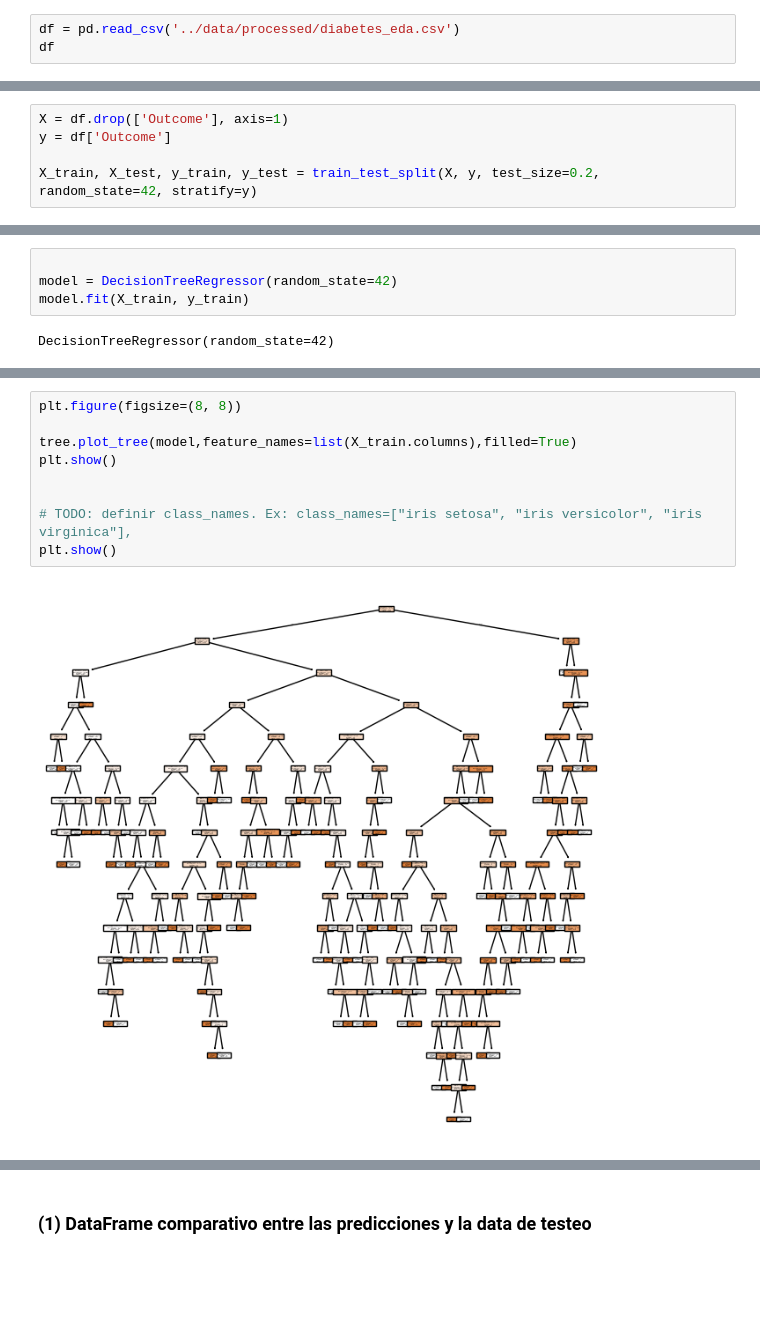
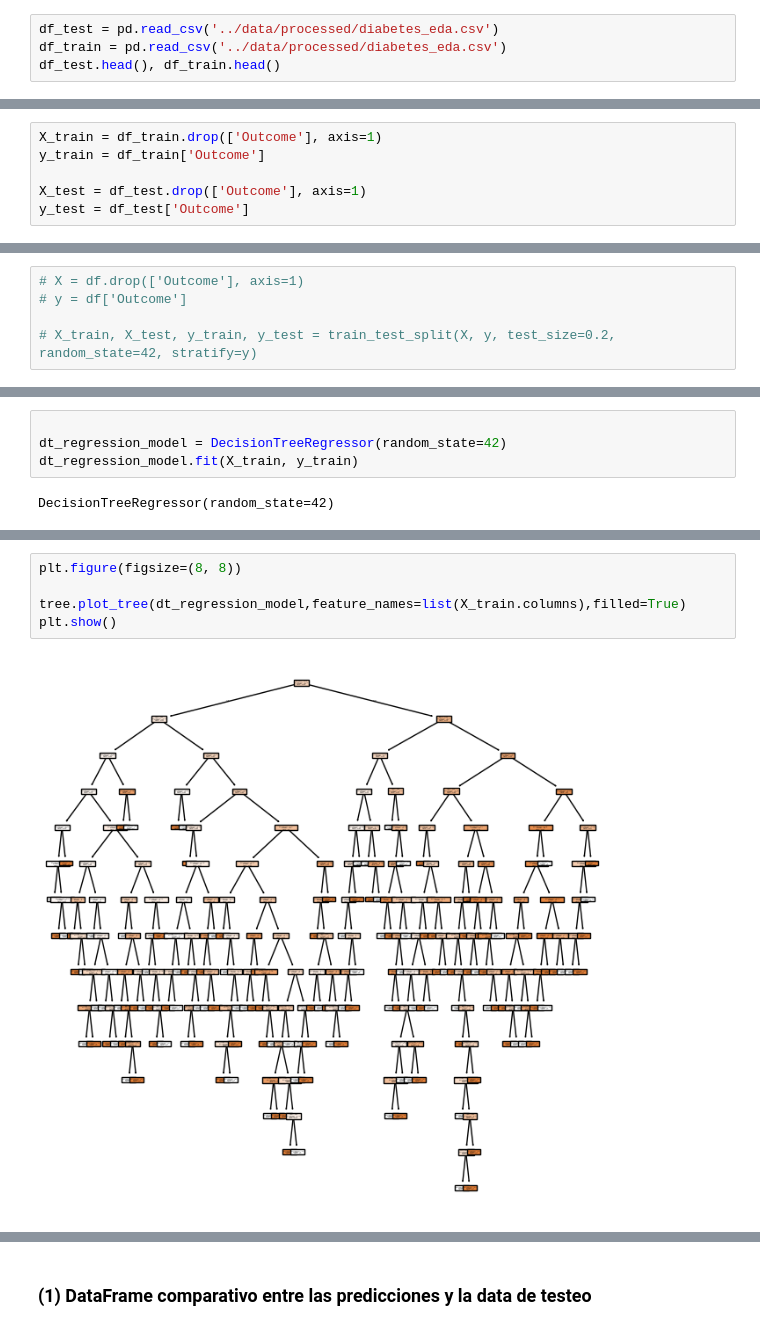
Before and after one commit to 4GeeksAcademy/cristina-chico_tree-desicion23, a Jupyter notebook: src/Cookbook_de_ML.ipynb, the cells around one changed output, grey strips where cells are left out. Drawn from its saved outputs; the diff is of its cells as text; blank space fills up the shorter version.

```diff
--- a/src/Cookbook_de_ML.ipynb
+++ b/src/Cookbook_de_ML.ipynb
@@ -332,3 +362,4 @@ from sklearn.metrics import mean_squared_error, mean_absolute_error, r2_score
 # %%
-df = pd.read_csv('../data/processed/diabetes_eda.csv')
-df
+df_test = pd.read_csv('../data/processed/diabetes_eda.csv')
+df_train = pd.read_csv('../data/processed/diabetes_eda.csv')
+df_test.head(), df_train.head()
@@ -339,3 +388,9 @@ Definimos cual es la columna a predecir y que columnas utilizaremos como predict
 
 
 Esta separacion deberia hacerse al principio antes de la imputacion de nulos y la transformacion de los datos pero por simplicidad haremos esta pequeña trampa de hacerlo luego.
+# %%
+X_train = df_train.drop(['Outcome'], axis=1)
+y_train = df_train['Outcome']
+
+X_test = df_test.drop(['Outcome'], axis=1)
+y_test = df_test['Outcome']
@@ -342,8 +401,8 @@ Esta separacion deberia hacerse al principio antes de la imputacion de nulos y l
 # %%
-X = df.drop(['Outcome'], axis=1)
-y = df['Outcome']
+# X = df.drop(['Outcome'], axis=1)
+# y = df['Outcome']
 
-X_train, X_test, y_train, y_test = train_test_split(X, y, test_size=0.2, random_state=42, stratify=y)
+# X_train, X_test, y_train, y_test = train_test_split(X, y, test_size=0.2, random_state=42, stratify=y)
 # %%
 X_train, y_train
 # %% [output]
@@ -367,7 +454,7 @@ X_test, y_test
 # %%
 
-model = DecisionTreeRegressor(random_state=42)
-model.fit(X_train, y_train)
+dt_regression_model = DecisionTreeRegressor(random_state=42)
+dt_regression_model.fit(X_train, y_train)
 # %% [output]
 DecisionTreeRegressor(random_state=42)
 # %% [markdown]
@@ -375,12 +464,8 @@ DecisionTreeRegressor(random_state=42)
 # %%
 plt.figure(figsize=(8, 8))
 
-tree.plot_tree(model,feature_names=list(X_train.columns),filled=True)
+tree.plot_tree(dt_regression_model,feature_names=list(X_train.columns),filled=True)
 plt.show()
-
-
-# TODO: definir class_names. Ex: class_names=["iris setosa", "iris versicolor", "iris virginica"],
-plt.show()
 # %% [output]
-[figure, old version]
+[figure, new version]
 # %% [markdown]
```
Also changed, not shown: parts of 57 cells of this notebook, 2 other files.
